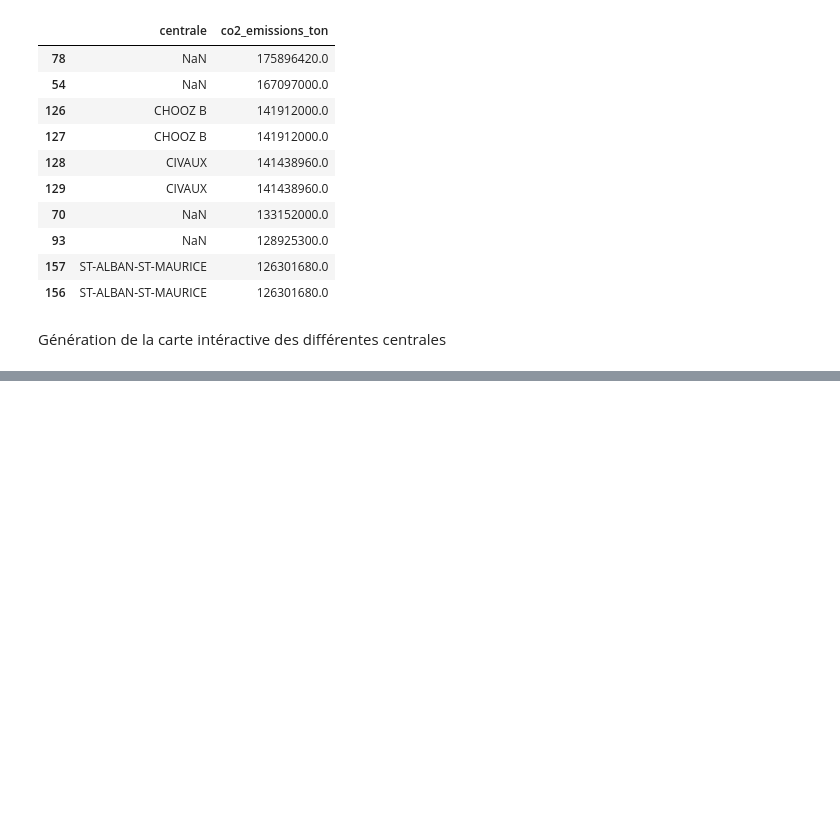
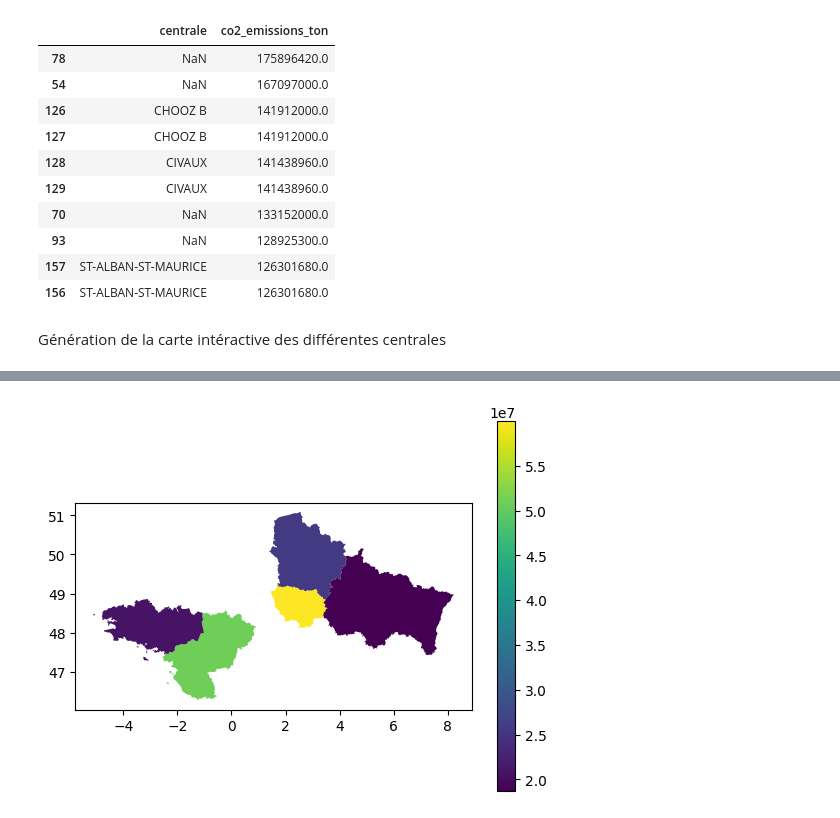
Before and after one commit to Mcrash01/GreenAI, a Jupyter notebook: Centralanalyse.ipynb, the cells around one changed output, grey strips where cells are left out. Saved outputs shown, nothing was run; the diff lists cells and outputs as text; code cells hidden in the pictures; blank space fills up the shorter version.

Commit message:
visualization emission by region

```diff
--- a/Centralanalyse.ipynb
+++ b/Centralanalyse.ipynb
@@ -175,0 +206,3 @@ m.save('results/power_plants_map.html')
+# %%
+co2region = datacentrale[['region','co2_emissions_ton']].groupby('region').sum()
+co2region
@@ -175,0 +218,4 @@ m.save('results/power_plants_map.html')
+# %%
+# display with geoviews and geopandas
+sf = gpd.read_file('data/regions-version-simplifiee.geojson')
+sf
@@ -175,0 +256,35 @@ m.save('results/power_plants_map.html')
+# %%
+import matplotlib.pyplot as plt
+
+region_mapping = {
+    'Île-de-France': 'ILE-DE-FRANCE',
+    'Centre-Val de Loire': 'CENTRE-VAL DE LOIRE',
+    'Bourgogne-Franche-Comté': 'BOURGOGNE-FRANCHE-COMTE',
+    'Normandie': 'NORMANDIE',
+    'Hauts-de-France': 'HAUTS-DE-FRANCE',
+    'Grand Est': 'GRAND EST',
+    'Pays de la Loire': 'PAYS DE LA LOIRE',
+    'Bretagne': 'BRETAGNE',
+    'Nouvelle-Aquitaine': 'NOUVELLE-AQUITAINE',
+    'Occitanie': 'OCCITANIE',
+    'Auvergne-Rhône-Alpes': 'AUVERGNE-RHONE-ALPES',
+    "Provence-Alpes-Côte d'Azur": 'PROVENCE-ALPES-COTE D AZUR',
+    'Corse': 'CORSE',
+}
+
+# Appliquer le mappage à la colonne 'nom'
+sf['region'] = sf['nom'].map(region_mapping)
+
+# Maintenant, vous pouvez mapper les valeurs de co2
+sf['value'] = sf['region'].map(co2region['co2_emissions_ton'])
+
+# Créer une figure et des axes
+fig, ax = plt.subplots(1, 1)
+
+# Dessiner les données sur les axes
+sf.plot(column='value', ax=ax, legend=True)
+
+# Afficher la figure
+plt.show()
+# %% [output]
+[figure, added]
```
Also changed, not shown: parts of 10 cells of this notebook, 1 other file.
